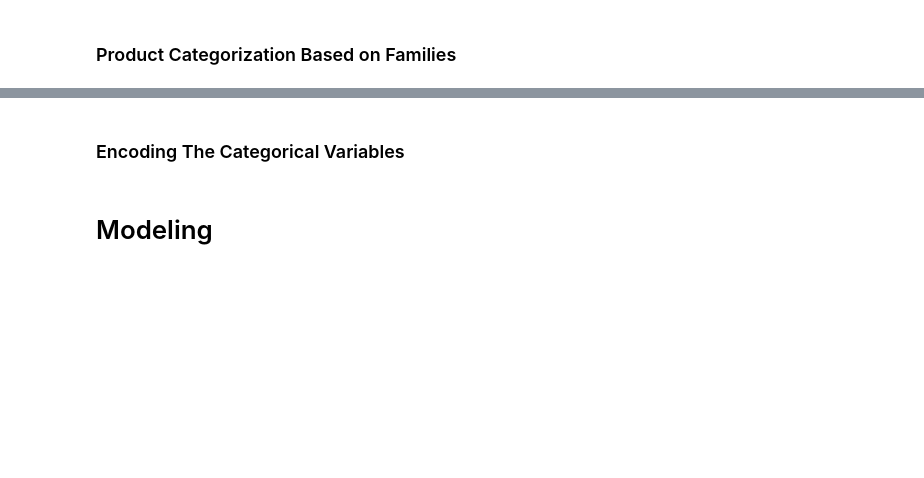
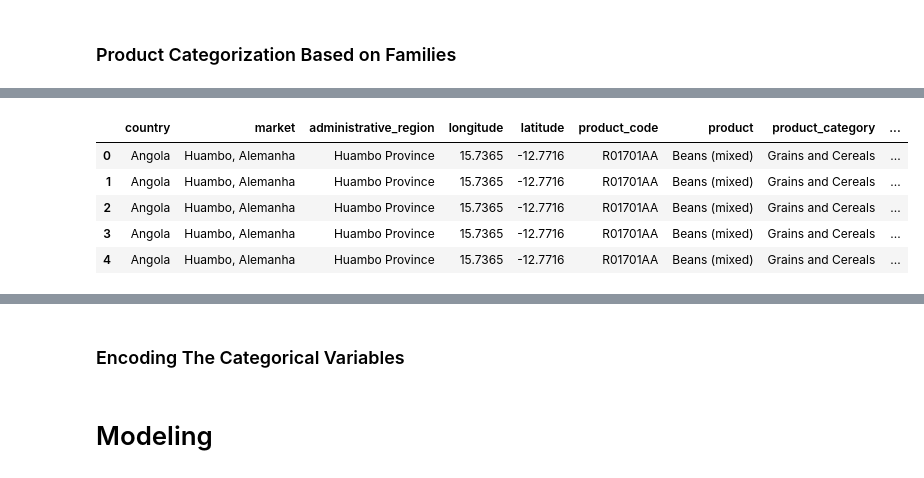
Before and after one commit to rasmodev/Staple-Food-and-Fuel-Price-Prediction-in-Africa, a Jupyter notebook: Staple_Food_Price_Prediction.ipynb, the cells around one changed output, grey strips where cells are left out. Cells and saved outputs as stored; diff of their text form; code cells hidden in the pictures; blank space fills up the shorter version.

```diff
--- a/Staple_Food_Price_Prediction.ipynb
+++ b/Staple_Food_Price_Prediction.ipynb
@@ -1500,0 +1527,94 @@ eda_df.head()
+# %%
+# Define product categories
+categories = {
+    'Grains and Cereals': [
+        'Maize Grain (White)', 'Maize Grain (Yellow)', 'Rice (5% Broken)', 'Rice (Milled)', 'Rice (10/10)', 'Rice (4% Broken)',
+        'Rice (Bongu)', 'Rice (Mega)', 'Rice (Tchako)', 'Rice (TCS)', 'Rice (100% Broken)', 'Rice (Parboiled)',
+        'Wheat Grain', 'Wheat Bran', 'Millet (Pearl)', 'Millet', 'Sorghum', 'Sorghum (Berbere)', 'Sorghum (Red)', 'Sorghum (White)',
+        'Sorghum (Yellow)', 'Sorghum (Feterita)', 'Sorghum (Bichna, Mixed)', 'Sorghum (Bichna, Mixed))', 'Sorghum (Brown)',
+         'Sorghum (R\'haya, Brown)', 'Sorghum (Taghalit, Mixed)', 'Beans (mixed)', 'Beans (White)', 'Beans (Haricot)',
+         'Beans (Black)', 'Beans (Lima)', 'Beans (Pinto)', 'Beans (Red)', 'Beans (Brown)', 'Beans (Yellow)', 'Cowpeas (Mixed)',
+        'Cowpeas (Brown)', 'Cowpeas (White)', 'Cowpeas (Red)', 'Groundnuts (Shelled)', 'Groundnut (without shell)',
+        'Groundnuts (In Shell)', 'Dry Lentils', 'Gari (Yellow)', 'Gari (White)', 'Wild Straw', 'Rice Straw',
+        'Wheat bran', 'Sesame (White)', 'Pigeon Peas', 'Horse beans', 'Mixed Teff'
+    ],
+
+    'Processed Foods': [
+        'Macaroni', 'Pasta (Mixed)', 'Spaghetti', 'Spaghetti (Bongu)', 'Spaghetti (Gourmet)', 'Spaghetti (Itala)', 'Spaghetti (Lavagi)',
+       'Spaghetti (Vita)', 'Cassava Chips'
+
+    ],
+
+    'Flour': [
+        'Cassava Flour', 'Maize Meal', 'Maize Meal (White)', 'Maize Meal (Yellow)', 'Maize Meal (Alberto)', 'Maize Meal (Gradoro)',
+        'Roller Maize Meal', 'Maize Flour', 'Wheat Flour', 'Sorghum Flour'
+    ],
+
+    'Vegetables and Fruits': [
+        'Cassava', 'Yams', 'Sweet Potatoes', 'Onions', 'Tomato Paste (Famoza)', 'Tomato Paste (Laperla)',
+        'Tomato Paste (Rika)'
+    ],
+
+    'Meat and Fish': [
+        'Beef (Fresh bovine meat)', 'Camel Meat', 'Mutton (Sheep)', 'Fish (Dried, Yay Boy)'
+    ],
+
+    'Bread, Dairy, Salt and Sugar': [
+        'Bread', 'Salt', 'Sugar (Cream)', 'Refined sugar',
+        'Cow\'s Milk (Fresh, Pasteurized)', 'Camel\'s Milk (Raw)', 'Milk (Bongu)', 'Milk (Vita)', 'Whole milk powder'
+    ],
+
+    'Livestock and Poultry': [
+        'Camels (Male, Average)', 'Cattle (Male, 1-2 years old, Uncastrated)', 'Cattle (Male, 2-3 years old, Local Quality)',
+        'Cattle (Medium-sized bull)', 'Cattle (Medium-sized cow)', 'Cattle (Male)', 'Goats (Male, Medium-sized, Castrated)',
+        'Goats (Adult, Male, Medium-sized)', 'Goats (Local Quality)', 'Goats (Male)', 'Sheep (Male, Medium-sized, Castrated)',
+        'Sheep (Local Quality)', 'Sheep (1 year old, Female)', 'Sheep (2-3 years, Average Quality)', 'Sheep (Male)',
+        'Camels (Local Quality)', 'Camels (Female, Average)', 'Oxen (Local Quality)', 'Chickens', 'Chickens (Live)', 'Goats (Female, Medium-sized)',
+        'Goats (Export Quality)', 'Pig (Adult, Male, Medium-sized)'
+    ],
+
+    'Oil and Fats': [
+        'Refined Vegetable Oil', 'Refined Vegetable Oil (Alberto)', 'Refined Vegetable Oil (Bongu)',
+        'Refined Vegetable Oil (Gourmet)', 'Refined Vegetable Oil (Rika)', 'Refined Vegetable Oil (Sinistre)',
+        'Refined Vegetable Oil (Ti malice)', 'Palm oil, crude', 'Palm Oil (Refined)'
+    ],
+
+    'Fuel and Energy': [
+        'Diesel', 'Gasoline', 'Kerosene', 'Propane and butanes, liquefied', 'Charcoal', 'Firewood'
+    ],
+
+    'Water and Beverages': [
+        'Cocoa', 'Parchment Coffee', 'Tea leaves (Mixed)', 'Water (potable, drinking)'
+    ],
+
+    'Laundry Supplies': [
+        'Soap'
+    ],
+
+    'Tobacco Products': [
+        'Tobacco (unspecified)'
+    ],
+
+    'Services': [
+        'Grain milling services', 'Casual Labor (unskilled, daily, without food)'
+    ],
+
+    'Feeds': [
+        'Rakhel (Feed)'
+    ]
+}
+
+# Flatten the dictionary to create a product-to-category mapping
+product_to_category = {product: category for category, products in categories.items() for product in products}
+
+# Map the product names to their categories
+eda_df['product_category'] = eda_df['product'].map(product_to_category)
+
+eda_df.head()
+# %% [output]
+|  | country | market | administrative_region | longitude | latitude | product_code | product | product_category | ... |
+| 0 | Angola | Huambo, Alemanha | Huambo Province | 15.7365 | -12.7716 | R01701AA | Beans (mixed) | Grains and Cereals | ... |
+| 1 | Angola | Huambo, Alemanha | Huambo Province | 15.7365 | -12.7716 | R01701AA | Beans (mixed) | Grains and Cereals | ... |
+| 2 | Angola | Huambo, Alemanha | Huambo Province | 15.7365 | -12.7716 | R01701AA | Beans (mixed) | Grains and Cereals | ... |
+| 3 | Angola | Huambo, Alemanha | Huambo Province | 15.7365 | -12.7716 | R01701AA | Beans (mixed) | Grains and Cereals | ... |
+| 4 | Angola | Huambo, Alemanha | Huambo Province | 15.7365 | -12.7716 | R01701AA | Beans (mixed) | Grains and Cereals | ... |
```
Also changed, not shown: parts of 4 cells of this notebook.
